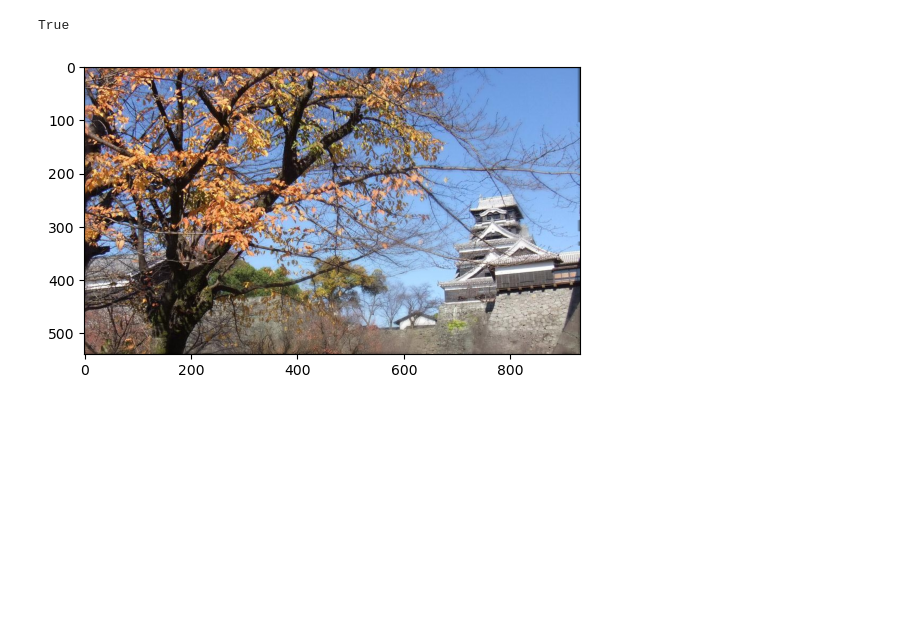
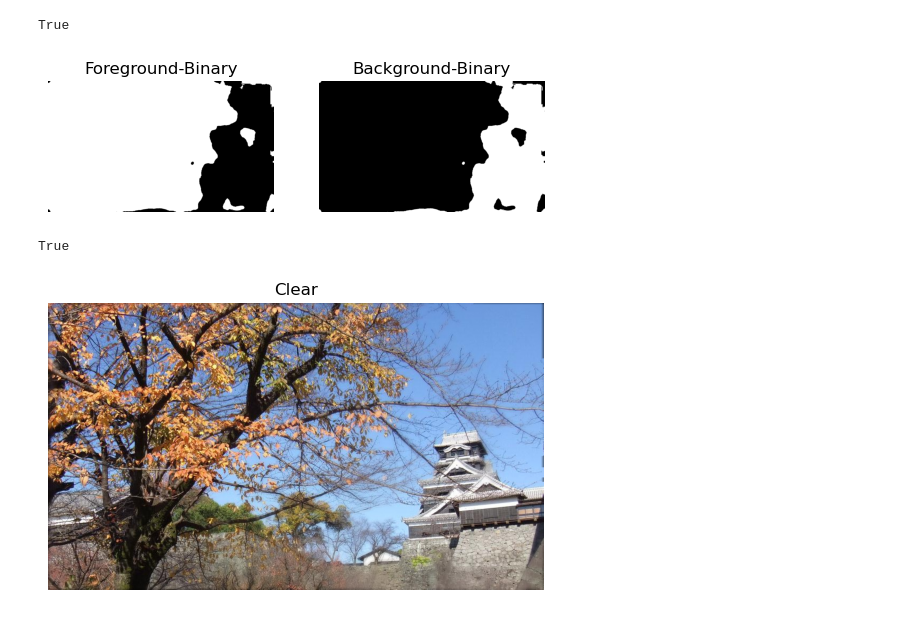
Before and after one commit to DanielHo-BS/ImageProcess, a Jupyter notebook: HW2/HW2.1.ipynb, the cells around one changed output. Saved outputs shown, nothing was run; the diff lists cells and outputs as text; code cells hidden in the pictures; blank space fills up the shorter version.

```diff
--- a/HW2/HW2.1.ipynb
+++ b/HW2/HW2.1.ipynb
@@ -61,10 +51,49 @@ img = merged_imga+merged_imgab
-# %%
-fig = plt.figure()
-plt.imshow(cv.cvtColor(img, cv.COLOR_BGR2RGB))
-
-if not os.path.exists('images'):
-    os.mkdir('images')
-cv.imwrite('images/ex2.1.2.jpg', img)
-# %% [output]
-True
-[figure, removed]
+# %%
+# mask = fg_HPF -  bg_HPF
+mask = fg - bg
+# Mean filter, kernel size must be bigger.
+img_blur = cv.blur(mask,(20,20))
+# Binary the mask
+mask_fg = (img_blur>0)
+mask_bg = (img_blur<0)
+
+# Show fg_mask and bg_mask
+fig = plt.figure()
+plt.subplot(121)
+plt.axis('off')
+plt.title("Foreground-Binary")
+plt.imshow(mask_fg,"gray")
+plt.subplot(122)
+plt.axis('off')
+plt.title("Background-Binary")
+plt.imshow(mask_bg,"gray")
+
+if not os.path.exists('images'):
+    os.mkdir('images')
+cv.imwrite('images/ex2.1.2-fg-mask.jpg', (mask_fg*255).astype(np.uint8))
+cv.imwrite('images/ex2.1.2-bg-mask.jpg', (mask_bg*255).astype(np.uint8))
+# %% [output]
+True
+[figure, added]
+# %%
+# Relaod images
+bg = cv.imread('images/5bg.jpg')
+fg = cv.imread('images/5fg.jpg')
+# Clear image with binary-mask
+fg_clear = cv.merge([fg[:,:,0]*mask_fg, fg[:,:,1]*mask_fg, fg[:,:,2]*mask_fg])
+bg_clear = cv.merge([bg[:,:,0]*mask_bg, bg[:,:,1]*mask_bg, bg[:,:,2]*mask_bg])
+# clear=fg+bg
+clear = fg_clear+bg_clear
+
+# Show clear image
+fig = plt.figure()
+plt.axis('off')
+plt.title("Clear")
+plt.imshow(cv.cvtColor(clear, cv.COLOR_BGR2RGB))
+
+if not os.path.exists('images'):
+    os.mkdir('images')
+cv.imwrite('images/ex2.1.2.jpg', clear)
+# %% [output]
+True
+[figure, added]
```
Also changed, not shown: parts of 5 cells of this notebook, 7 other files.
